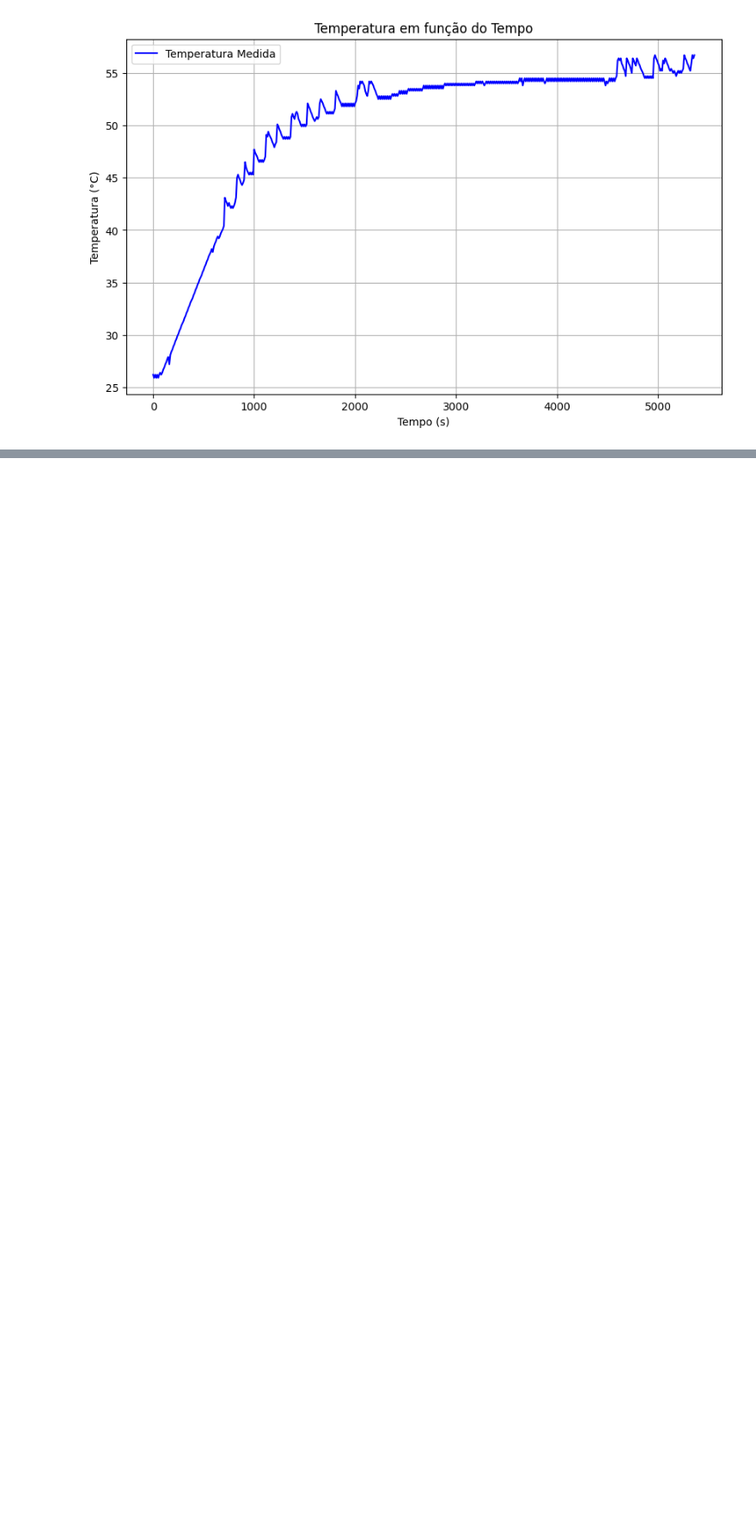
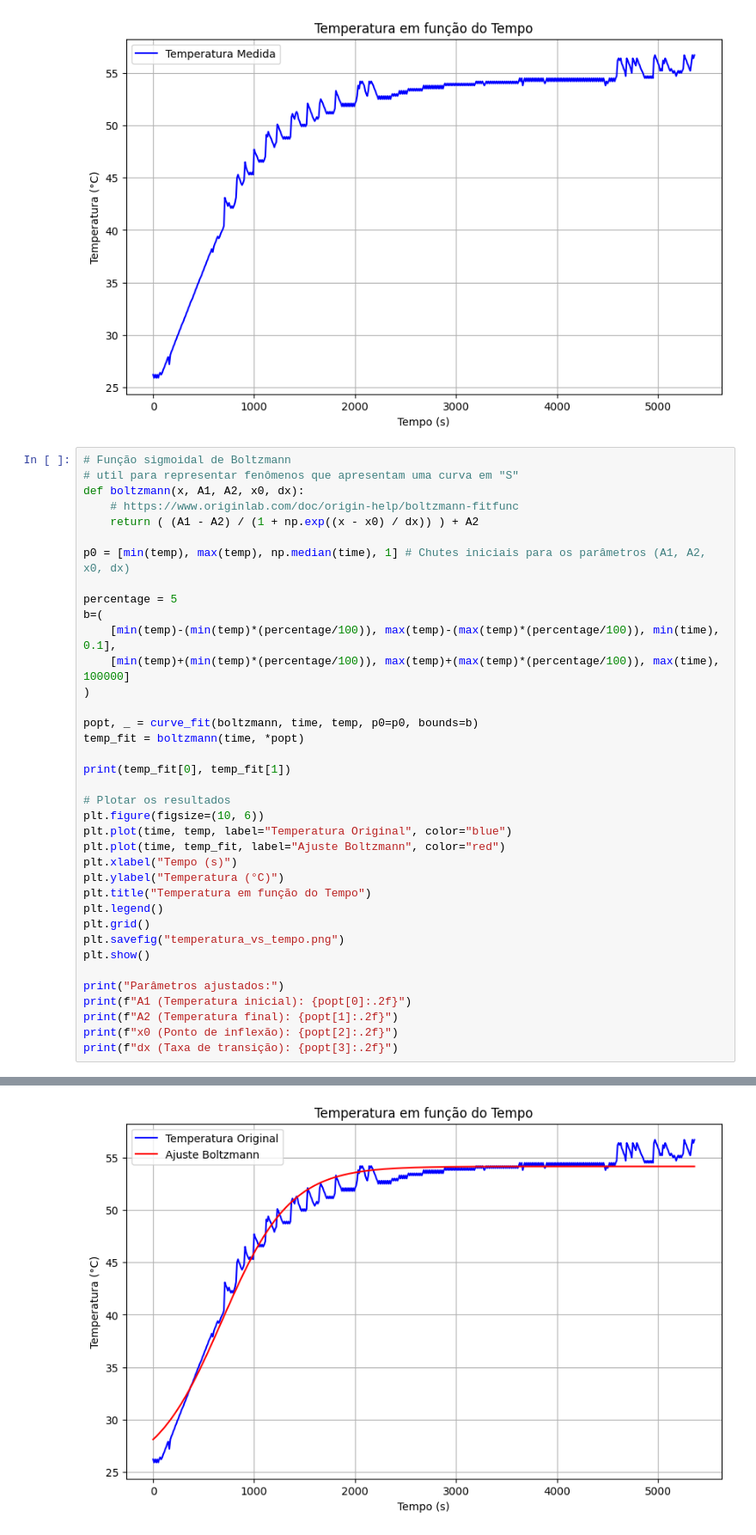
Before and after one commit to NailsonChagas/Projeto-Controle-2, a Jupyter notebook: projeto.ipynb, the cells around one changed output, grey strips where cells are left out. Shown at 86% size. Saved outputs shown, nothing was run; the diff lists cells and outputs as text; blank space fills up the shorter version.

```diff
--- a/projeto.ipynb
+++ b/projeto.ipynb
@@ -18,3 +18,41 @@ plt.legend()
 plt.grid()
 # %% [output]
 [figure]
+# %%
+# Função sigmoidal de Boltzmann
+# util para representar fenômenos que apresentam uma curva em "S"
+def boltzmann(x, A1, A2, x0, dx):
+    # https://www.originlab.com/doc/origin-help/boltzmann-fitfunc
+    return ( (A1 - A2) / (1 + np.exp((x - x0) / dx)) ) + A2
+
+p0 = [min(temp), max(temp), np.median(time), 1] # Chutes iniciais para os parâmetros (A1, A2, x0, dx)
+
+percentage = 5
+b=(
+    [min(temp)-(min(temp)*(percentage/100)), max(temp)-(max(temp)*(percentage/100)), min(time), 0.1],
+    [min(temp)+(min(temp)*(percentage/100)), max(temp)+(max(temp)*(percentage/100)), max(time), 100000]
+)
+
+popt, _ = curve_fit(boltzmann, time, temp, p0=p0, bounds=b)
+temp_fit = boltzmann(time, *popt)
+
+print(temp_fit[0], temp_fit[1])
+
+# Plotar os resultados
+plt.figure(figsize=(10, 6))
+plt.plot(time, temp, label="Temperatura Original", color="blue")
+plt.plot(time, temp_fit, label="Ajuste Boltzmann", color="red")
+plt.xlabel("Tempo (s)")
+plt.ylabel("Temperatura (°C)")
+plt.title("Temperatura em função do Tempo")
+plt.legend()
+plt.grid()
+plt.savefig("temperatura_vs_tempo.png")
+plt.show()
+
+print("Parâmetros ajustados:")
+print(f"A1 (Temperatura inicial): {popt[0]:.2f}")
+print(f"A2 (Temperatura final): {popt[1]:.2f}")
+print(f"x0 (Ponto de inflexão): {popt[2]:.2f}")
+print(f"dx (Taxa de transição): {popt[3]:.2f}")
+# %% [output]
@@ -20,0 +60 @@ plt.grid()
+[figure, added]
```
Also changed, not shown: parts of 5 cells of this notebook, 4 other files.
